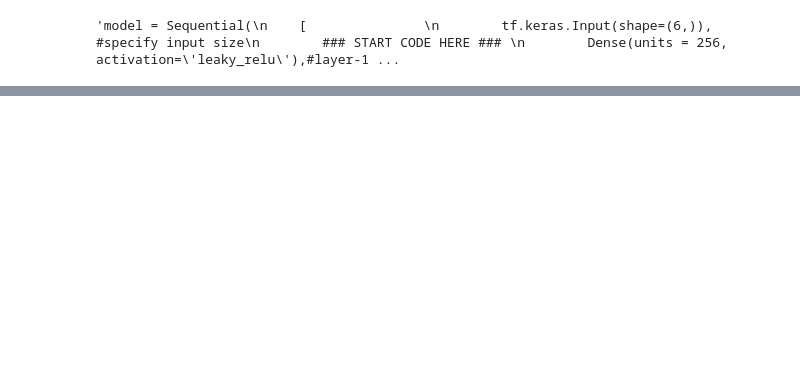
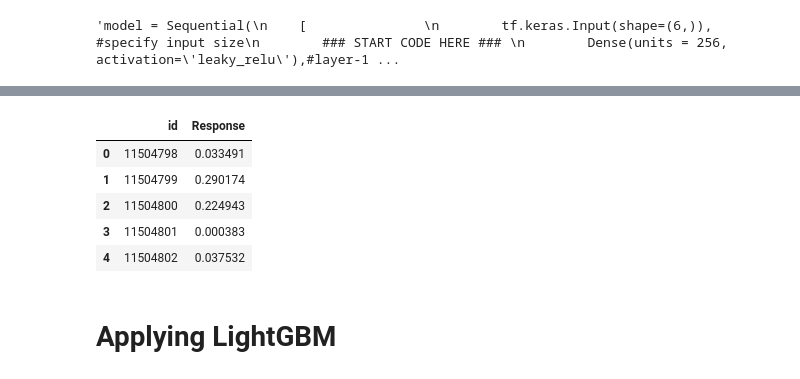
Before and after one commit to AbdelrahmanAshraf318/Kaggle-Competitions-, a Jupyter notebook: Binary Classification of Insurance Cross Selling/nn-xgboost.ipynb, the cells around one changed output, grey strips where cells are left out. Saved outputs shown, nothing was run; the diff lists cells and outputs as text; code cells hidden in the pictures; blank space fills up the shorter version.

```diff
--- a/Binary Classification of Insurance Cross Selling/nn-xgboost.ipynb
+++ b/Binary Classification of Insurance Cross Selling/nn-xgboost.ipynb
@@ -460,3 +427,14 @@ array([[7.2629344e-01],
 submit = pd.read_csv('./kaggle/sample_submission/sample_submission.csv')
 submit.Response = prediction
 submit[['id', 'Response']].to_csv('./kaggle/working/neural_network.csv', index=False)
+# %%
+submit.head()
+# %% [output]
+|  | id | Response |
+| 0 | 11504798 | 0.033491 |
+| 1 | 11504799 | 0.290174 |
+| 2 | 11504800 | 0.224943 |
+| 3 | 11504801 | 0.000383 |
+| 4 | 11504802 | 0.037532 |
+# %% [markdown]
+# Applying LightGBM
```
Also changed, not shown: parts of 78 cells of this notebook.
